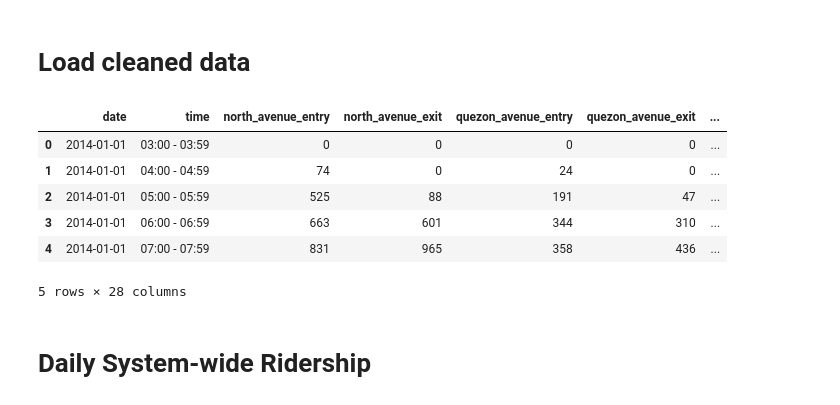
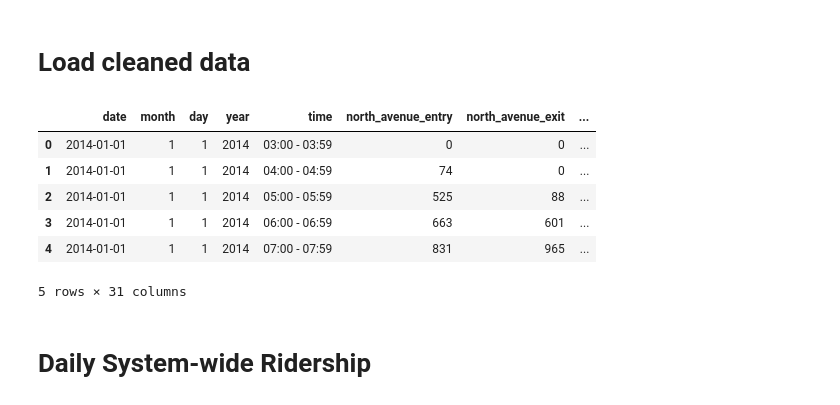
Before and after one commit to DEGABGED/MRT-Daily-Ridership-Visualization-2012-2014-, a Jupyter notebook: MRT Daily Ridership (2012-2014) Analysis.ipynb, the cells around one changed output. Saved outputs shown, nothing was run; the diff lists cells and outputs as text; code cells hidden in the pictures.

```diff
--- a/MRT Daily Ridership (2012-2014) Analysis.ipynb
+++ b/MRT Daily Ridership (2012-2014) Analysis.ipynb
@@ -127,18 +168,18 @@ df_2014.to_pickle("cleaned_datasets/mrt_daily_ridership/2014.pkl")
 # %% [markdown]
 # Load cleaned data
 # %%
-df_2014 = pd.read_pickle("cleaned_datasets/mrt_daily_ridership/2014.pkl")
-df_2014 = df_2014.reset_index()
-df_2014 = df_2014.drop(columns=['index'])
-df_2014.head()
+df = pd.read_pickle("cleaned_datasets/mrt_daily_ridership/total.pkl")
+df = df.reset_index()
+df = df.drop(columns=['index'])
+df.head()
 # %% [output]
-|  | date | time | north_avenue_entry | north_avenue_exit | quezon_avenue_entry | quezon_avenue_exit | ... |
-| 0 | 2014-01-01 | 03:00 - 03:59 | 0 | 0 | 0 | 0 | ... |
-| 1 | 2014-01-01 | 04:00 - 04:59 | 74 | 0 | 24 | 0 | ... |
-| 2 | 2014-01-01 | 05:00 - 05:59 | 525 | 88 | 191 | 47 | ... |
-| 3 | 2014-01-01 | 06:00 - 06:59 | 663 | 601 | 344 | 310 | ... |
-| 4 | 2014-01-01 | 07:00 - 07:59 | 831 | 965 | 358 | 436 | ... |
+|  | date | month | day | year | time | north_avenue_entry | north_avenue_exit | ... |
+| 0 | 2014-01-01 | 1 | 1 | 2014 | 03:00 - 03:59 | 0 | 0 | ... |
+| 1 | 2014-01-01 | 1 | 1 | 2014 | 04:00 - 04:59 | 74 | 0 | ... |
+| 2 | 2014-01-01 | 1 | 1 | 2014 | 05:00 - 05:59 | 525 | 88 | ... |
+| 3 | 2014-01-01 | 1 | 1 | 2014 | 06:00 - 06:59 | 663 | 601 | ... |
+| 4 | 2014-01-01 | 1 | 1 | 2014 | 07:00 - 07:59 | 831 | 965 | ... |
-5 rows × 28 columns
+5 rows × 31 columns
 # %% [markdown]
 # Daily System-wide Ridership
 # %%
```
Also changed, not shown: parts of 24 cells of this notebook.
